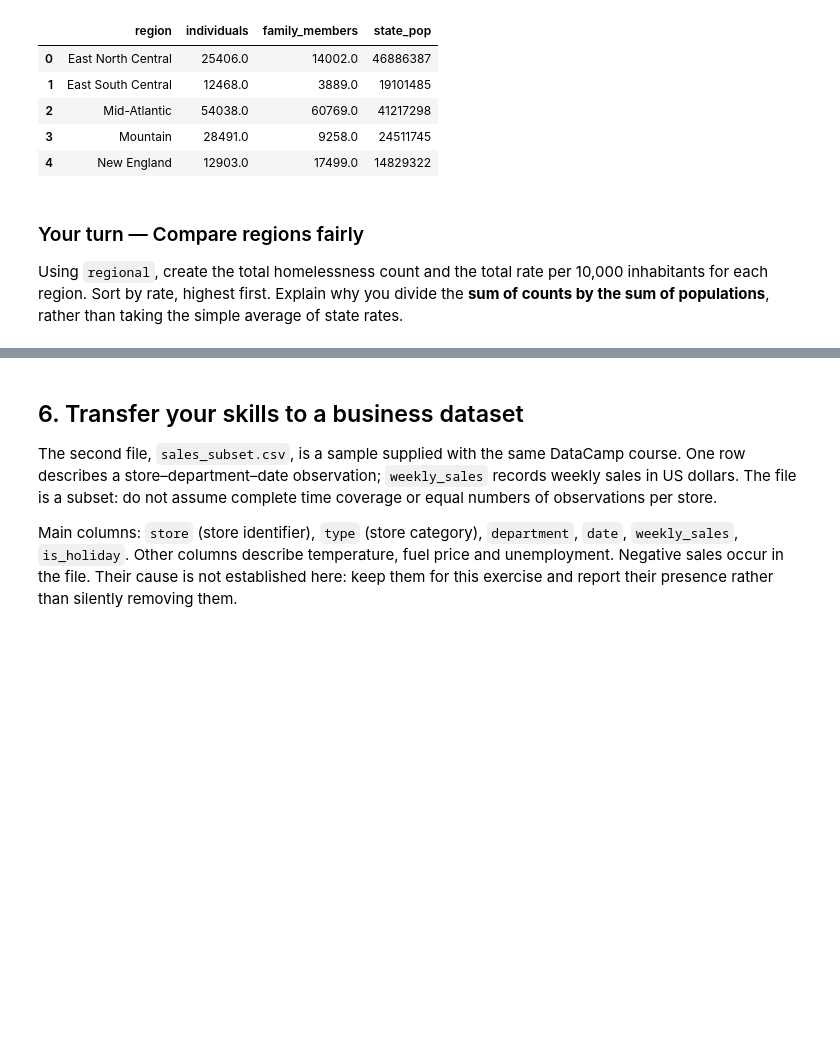
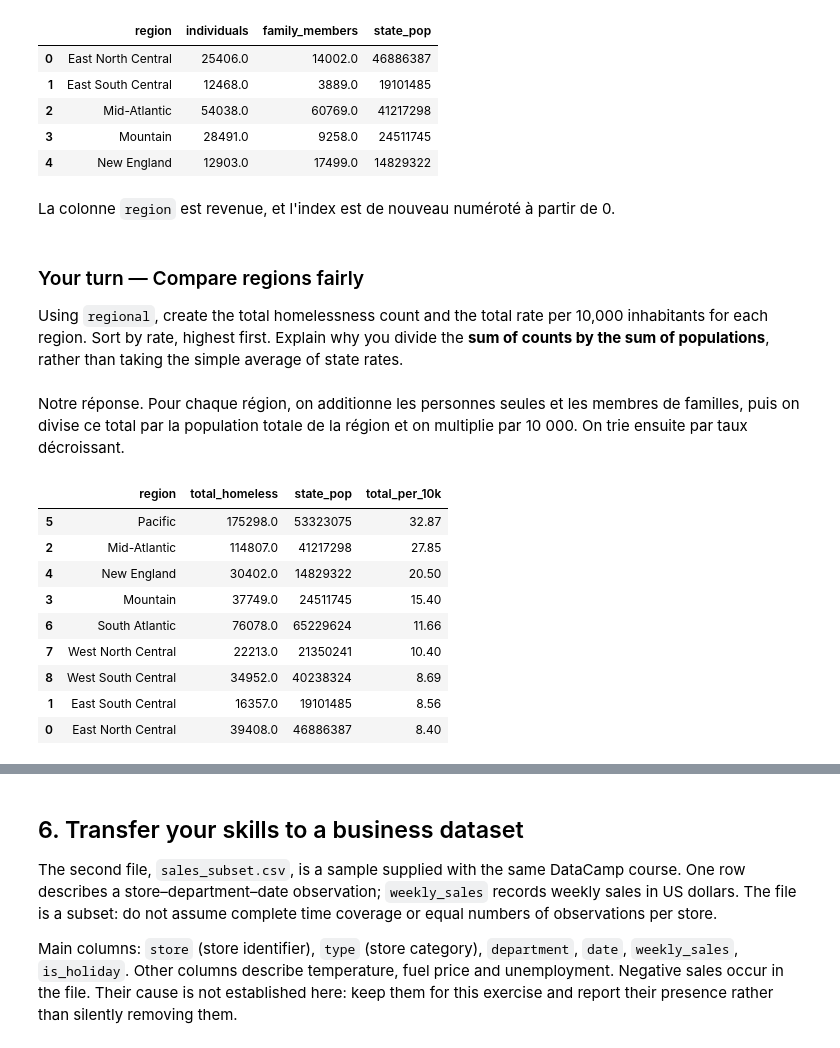
Before and after one commit to rylesdev/inf4, a Jupyter notebook: notebooks/02-Pandas-Manipulation-S2.ipynb, the cells around one changed output, grey strips where cells are left out. Saved outputs shown, nothing was run; the diff lists cells and outputs as text; code cells hidden in the pictures; blank space fills up the shorter version.

```diff
--- a/notebooks/02-Pandas-Manipulation-S2.ipynb
+++ b/notebooks/02-Pandas-Manipulation-S2.ipynb
@@ -359,9 +440,30 @@ regional.head()
 | 2 | Mid-Atlantic | 54038.0 | 60769.0 | 41217298 |
 | 3 | Mountain | 28491.0 | 9258.0 | 24511745 |
 | 4 | New England | 12903.0 | 17499.0 | 14829322 |
+# %% [markdown]
+La colonne `region` est revenue, et l'index est de nouveau numéroté à partir de 0.
 # %% [markdown]
 ### Your turn — Compare regions fairly
 Using `regional`, create the total homelessness count and the total rate per 10,000 inhabitants for each region.
 Sort by rate, highest first. Explain why you divide the **sum of counts by the sum of populations**, rather than taking the simple average of state rates.
+# %% [markdown]
+Notre réponse. Pour chaque région, on additionne les personnes seules et les membres de familles, puis on divise ce total par la population totale de la région et on multiplie par 10 000. On trie ensuite par taux décroissant.
 # %%
-# Your code here
+regional["total_homeless"] = regional["individuals"] + regional["family_members"]
+regional["total_per_10k"] = regional["total_homeless"] / regional["state_pop"] * 10_000
+
+regional_rates = regional.sort_values("total_per_10k", ascending=False)[
+    ["region", "total_homeless", "state_pop", "total_per_10k"]
+]
+regional_rates.round(2)
+# %% [output]
+|  | region | total_homeless | state_pop | total_per_10k |
+| 5 | Pacific | 175298.0 | 53323075 | 32.87 |
+| 2 | Mid-Atlantic | 114807.0 | 41217298 | 27.85 |
+| 4 | New England | 30402.0 | 14829322 | 20.50 |
+| 3 | Mountain | 37749.0 | 24511745 | 15.40 |
+| 6 | South Atlantic | 76078.0 | 65229624 | 11.66 |
+| 7 | West North Central | 22213.0 | 21350241 | 10.40 |
+| 8 | West South Central | 34952.0 | 40238324 | 8.69 |
+| 1 | East South Central | 16357.0 | 19101485 | 8.56 |
+| 0 | East North Central | 39408.0 | 46886387 | 8.40 |
```
Also changed, not shown: parts of 57 cells of this notebook, 5 other files.
